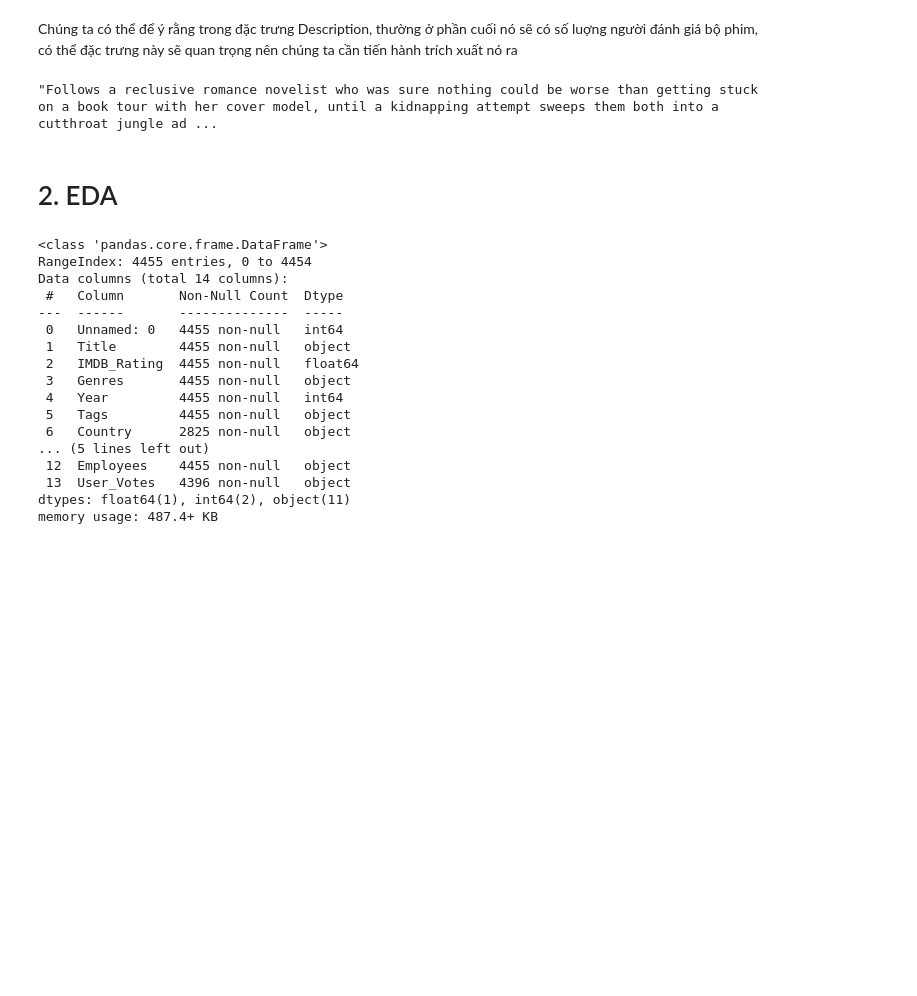
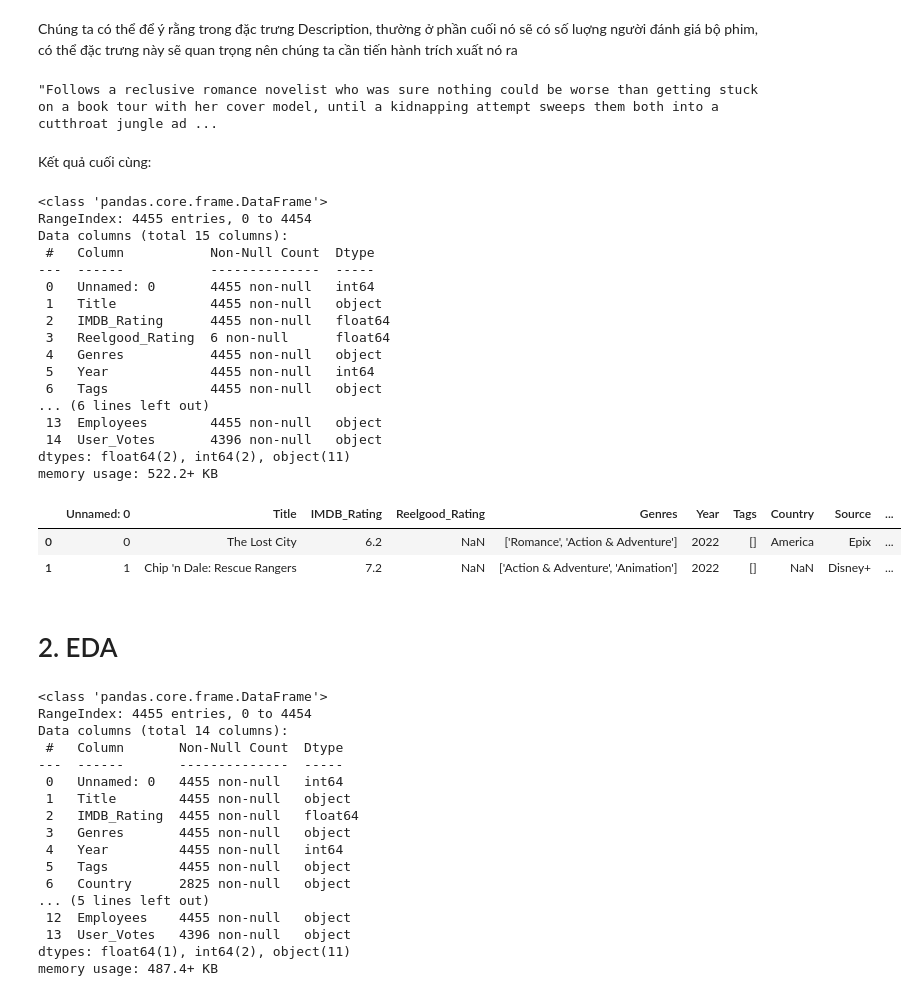
Before and after one commit to toanil315/CK-KHDL, a Jupyter notebook: eda_endterm.ipynb, the cells around one changed output. Saved outputs shown, nothing was run; the diff lists cells and outputs as text; code cells hidden in the pictures; blank space fills up the shorter version.

Commit message:
add description to part 1: crawl data

```diff
--- a/eda_endterm.ipynb
+++ b/eda_endterm.ipynb
@@ -145,4 +147,31 @@ result.head(2)
 result.to_csv("film_full.csv", encoding="utf-8")
+# %% [markdown]
+Kết quả cuối cùng:
+# %%
+df_film = pd.read_csv("film_full.csv", encoding="utf-8")
+df_film.info()
+df_film.head(2)
+# %% [output]
+<class 'pandas.core.frame.DataFrame'>
+RangeIndex: 4455 entries, 0 to 4454
+Data columns (total 15 columns):
+ #   Column           Non-Null Count  Dtype
+---  ------           --------------  -----
+ 0   Unnamed: 0       4455 non-null   int64
+ 1   Title            4455 non-null   object
+ 2   IMDB_Rating      4455 non-null   float64
+ 3   Reelgood_Rating  6 non-null      float64
+ 4   Genres           4455 non-null   object
+ 5   Year             4455 non-null   int64
+ 6   Tags             4455 non-null   object
+... (6 lines left out)
+ 13  Employees        4455 non-null   object
+ 14  User_Votes       4396 non-null   object
+dtypes: float64(2), int64(2), object(11)
+memory usage: 522.2+ KB
+|  | Unnamed: 0 | Title | IMDB_Rating | Reelgood_Rating | Genres | Year | Tags | Country | Source | ... |
+| 0 | 0 | The Lost City | 6.2 | NaN | ['Romance', 'Action & Adventure'] | 2022 | [] | America | Epix | ... |
+| 1 | 1 | Chip 'n Dale: Rescue Rangers | 7.2 | NaN | ['Action & Adventure', 'Animation'] | 2022 | [] | NaN | Disney+ | ... |
 # %% [markdown]
 <h1>2. EDA</h1>
 # %%
```
Also changed, not shown: parts of 16 cells of this notebook.
